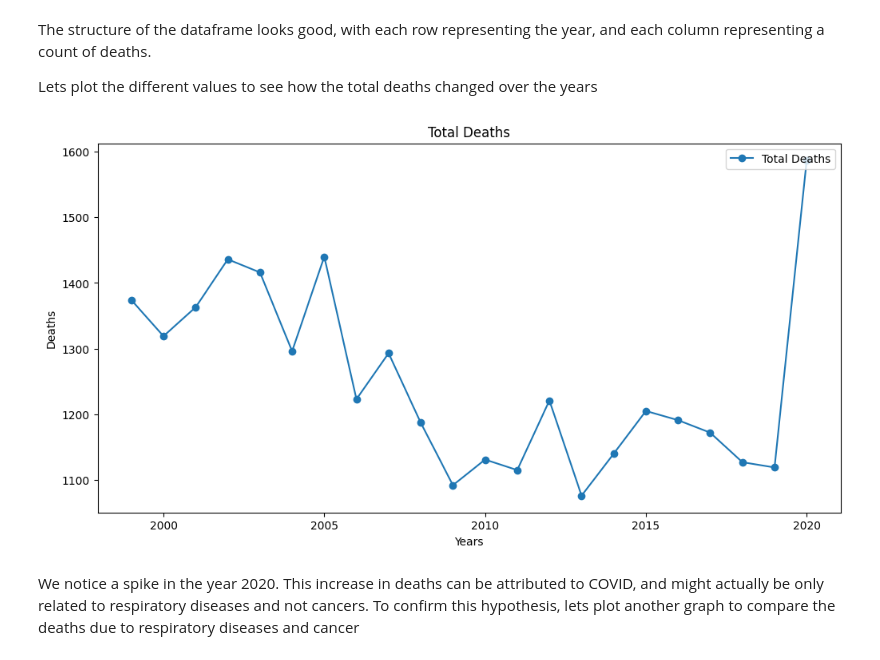
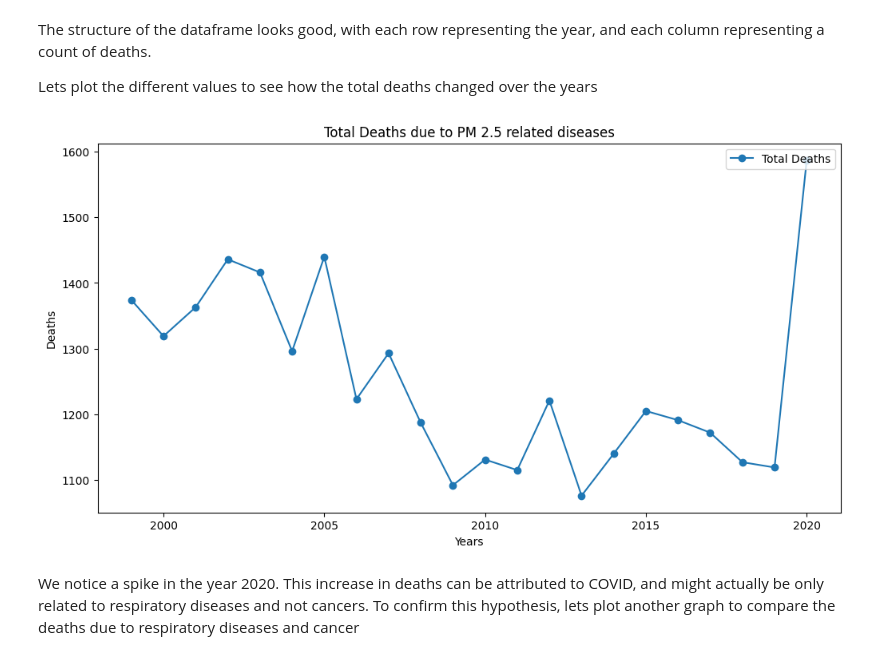
Before and after one commit to sushmavankayala/data-512-homework_4, a Jupyter notebook: 6_health_data.ipynb, the cells around one changed output. Saved outputs shown, nothing was run; the diff lists cells and outputs as text; code cells hidden in the pictures.

```diff
--- a/6_health_data.ipynb
+++ b/6_health_data.ipynb
@@ -258,17 +260,19 @@ Lets plot the different values to see how the total deaths changed over the year
 # %%
 plt.figure(figsize=(12,6))
 
 plt.plot(pivoted_death_data["Year"],pivoted_death_data["Total Deaths"] ,label = "Total Deaths", marker='o')
 
 # Set the X-axis and Y axis labels, along with the title of the plot.
 plt.xlabel('Years')
 plt.ylabel('Deaths')
-plt.title('Total Deaths')
+plt.title('Total Deaths due to PM 2.5 related diseases')
 plt.legend(loc="upper right")
 
+plt.savefig("generated_plots/total_deaths_per_year.png", bbox_inches='tight')
+
 plt.show()
 # %% [output]
-[figure, old version]
+[figure, new version]
 # %% [markdown]
 We notice a spike in the year 2020. This increase in deaths can be attributed to COVID, and might actually be only related to respiratory diseases and not cancers. To confirm this hypothesis, lets plot another graph to compare the deaths due to respiratory diseases and cancer
 # %%
```
Also changed, not shown: parts of 22 cells of this notebook.
